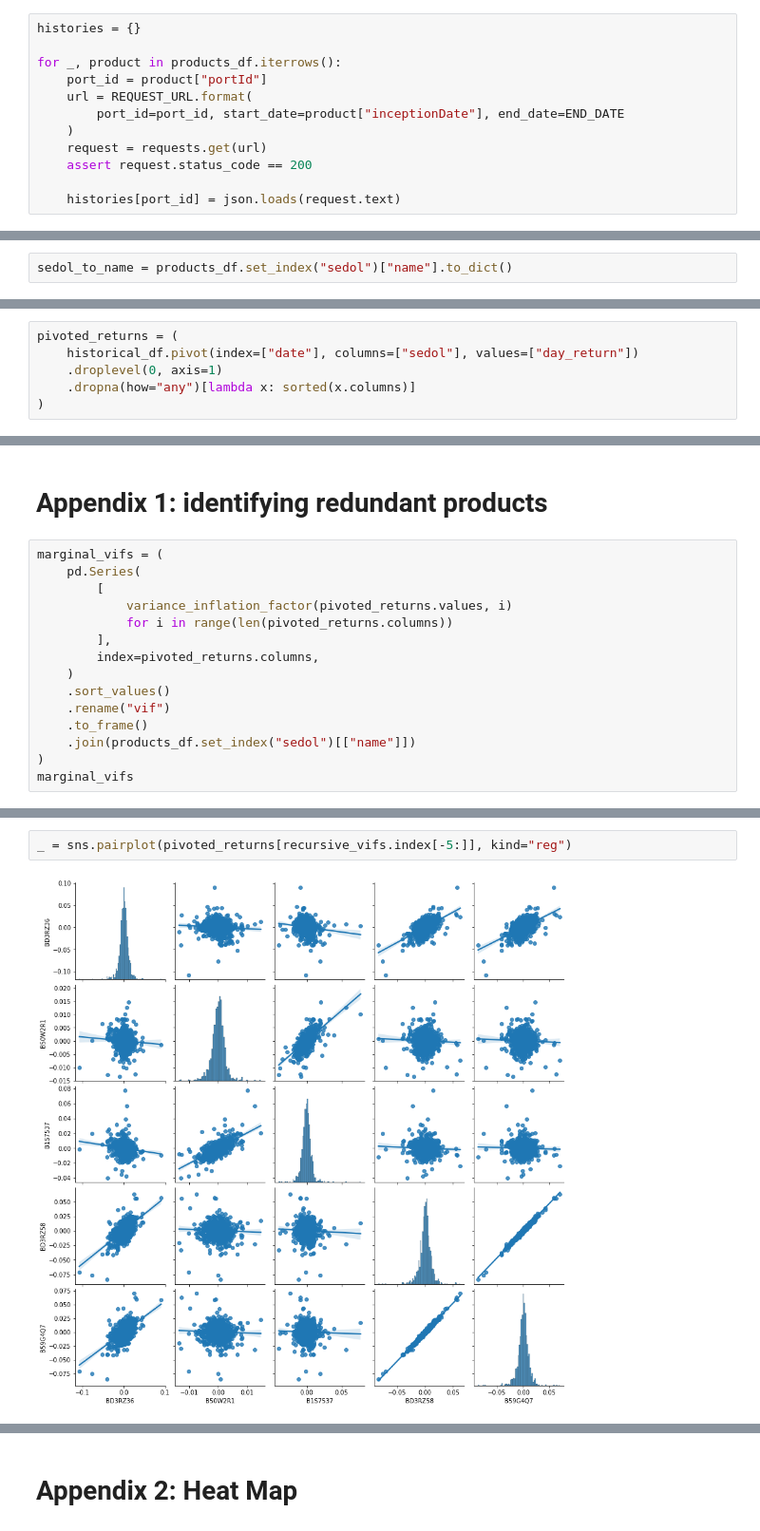
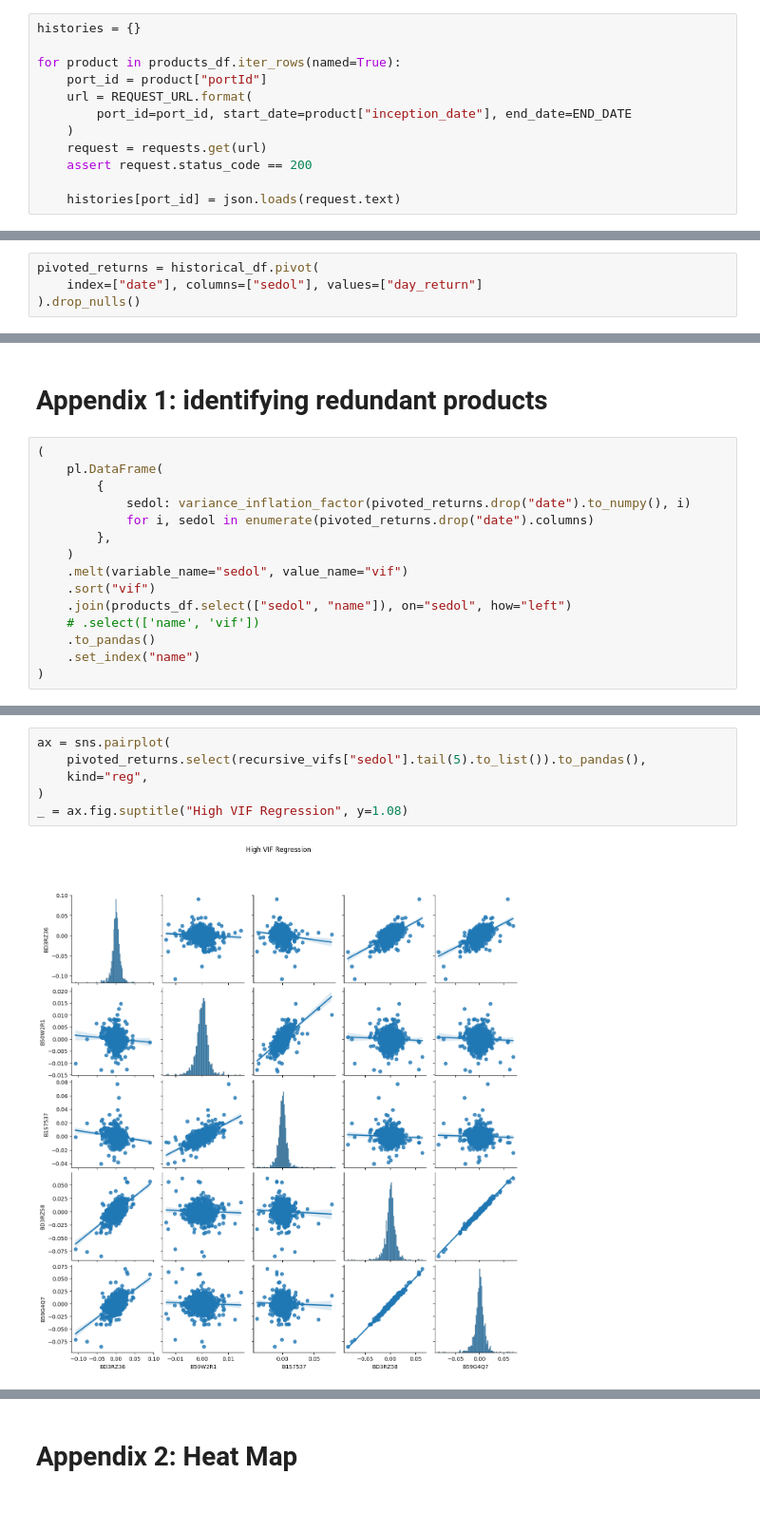
Before and after one commit to 0x26res/vanguard-optimizer, a Jupyter notebook: vanguard-optimizer.ipynb, the cells around one changed output, grey strips where cells are left out. Shown at 95% size. Drawn from its saved outputs; the diff is of its cells as text.

```diff
--- a/vanguard-optimizer.ipynb
+++ b/vanguard-optimizer.ipynb
@@ -103,10 +136,10 @@ products_df[["name", "fees", "inceptionDate"]].sort_values("fees", ignore_index=
 # %%
 histories = {}
 
-for _, product in products_df.iterrows():
+for product in products_df.iter_rows(named=True):
     port_id = product["portId"]
     url = REQUEST_URL.format(
-        port_id=port_id, start_date=product["inceptionDate"], end_date=END_DATE
+        port_id=port_id, start_date=product["inception_date"], end_date=END_DATE
     )
     request = requests.get(url)
     assert request.status_code == 200
@@ -136,10 +168,6 @@ historical_df = pd.concat(dfs, ignore_index=True)
-# %%
-sedol_to_name = products_df.set_index("sedol")["name"].to_dict()
 # %% [markdown]
 ## Explore products stats
 # %%
-pivoted_returns = (
-    historical_df.pivot(index=["date"], columns=["sedol"], values=["day_return"])
-    .droplevel(0, axis=1)
-    .dropna(how="any")[lambda x: sorted(x.columns)]
-)
+pivoted_returns = historical_df.pivot(
+    index=["date"], columns=["sedol"], values=["day_return"]
+).drop_nulls()
@@ -335,18 +396,18 @@ _ = ax.set_title("Portfolio vs Products")
 # %% [markdown]
 # Appendix 1: identifying redundant products
 # %%
-marginal_vifs = (
-    pd.Series(
-        [
-            variance_inflation_factor(pivoted_returns.values, i)
-            for i in range(len(pivoted_returns.columns))
-        ],
-        index=pivoted_returns.columns,
+(
+    pl.DataFrame(
+        {
+            sedol: variance_inflation_factor(pivoted_returns.drop("date").to_numpy(), i)
+            for i, sedol in enumerate(pivoted_returns.drop("date").columns)
+        },
     )
-    .sort_values()
-    .rename("vif")
-    .to_frame()
-    .join(products_df.set_index("sedol")[["name"]])
+    .melt(variable_name="sedol", value_name="vif")
+    .sort("vif")
+    .join(products_df.select(["sedol", "name"]), on="sedol", how="left")
+    # .select(['name', 'vif'])
+    .to_pandas()
+    .set_index("name")
 )
-marginal_vifs
 # %% [output]
@@ -419,4 +481,8 @@ recursive_vifs
 # %%
-_ = sns.pairplot(pivoted_returns[recursive_vifs.index[-5:]], kind="reg")
+ax = sns.pairplot(
+    pivoted_returns.select(recursive_vifs["sedol"].tail(5).to_list()).to_pandas(),
+    kind="reg",
+)
+_ = ax.fig.suptitle("High VIF Regression", y=1.08)
 # %% [output]
-[figure, old version]
+[figure, new version]
```
Also changed, not shown: parts of 32 cells of this notebook, 1 other file.
